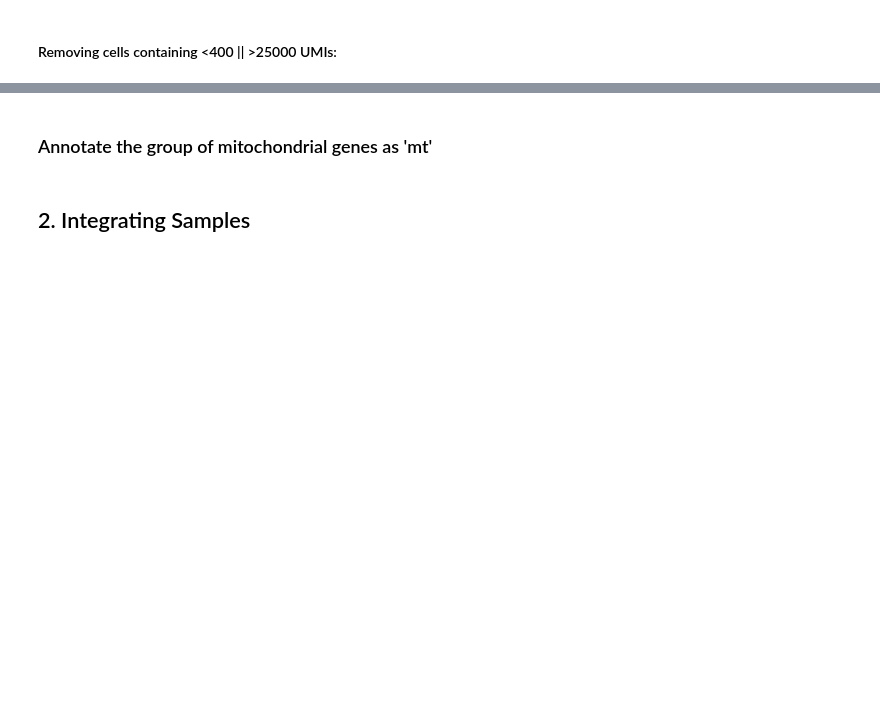
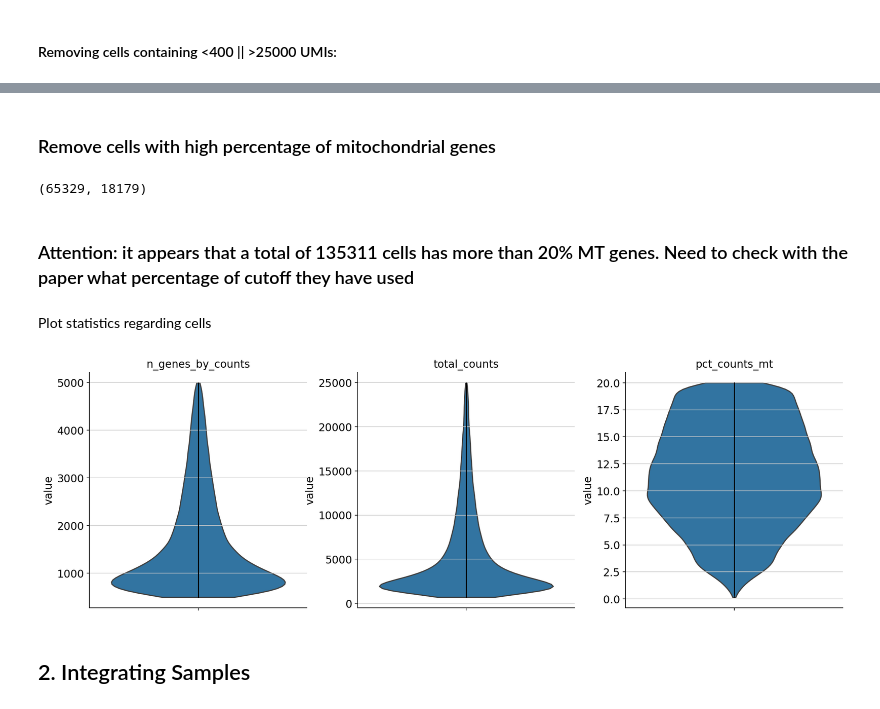
Before and after one commit to pikapika-qiu/CCC_network_causality, a Jupyter notebook: GSE205506.ipynb, the cells around one changed output, grey strips where cells are left out. Cells and saved outputs as stored; diff of their text form; code cells hidden in the pictures; blank space fills up the shorter version.

```diff
--- a/GSE205506.ipynb
+++ b/GSE205506.ipynb
@@ -52,0 +60,2 @@ adata.shape
+# %%
+adata = sc.read('/home/data/PanCanSC/CRC/GEO/GSE205506/GSE205506.h5ad')
@@ -89,11 +117,26 @@ filtered out 15359 genes that are detected in less than 200 cells
-# %% [markdown]
-### Annotate the group of mitochondrial genes as 'mt'
+# %% [markdown]
+### Remove cells with high percentage of mitochondrial genes
 # %%
+# label genes as mt
 adata.var['mt'] = adata.var_names.str.startswith('MT-')
+
+# annotate cells with the percent of genes assigned as mt
 sc.pp.calculate_qc_metrics(adata, qc_vars=['mt'], percent_top=None, log1p=False, inplace=True)
 
-# filtering cells surpassed 20% mito ratio mark
+# Here we keep cells with < 20% mito ratio
 adata = adata[adata.obs['pct_counts_mt'] < 20, :]
+adata.shape
+# %% [output]
+(65329, 18179)
+# %% [markdown]
+### Attention: it appears that a total of 135311 cells has more than 20% MT genes. Need to check with the paper what percentage of cutoff they have used
+# %% [markdown]
+Plot statistics regarding cells
+# %%
+sc.pl.violin(adata, ['n_genes_by_counts', 'total_counts', 'pct_counts_mt'],
+             jitter=0.0, multi_panel=True)
+# %% [output]
+[figure, added]
 # %% [markdown]
 ## 2. Integrating Samples
 # %% [markdown]
```
Also changed, not shown: parts of 38 cells of this notebook, 1 other file.
